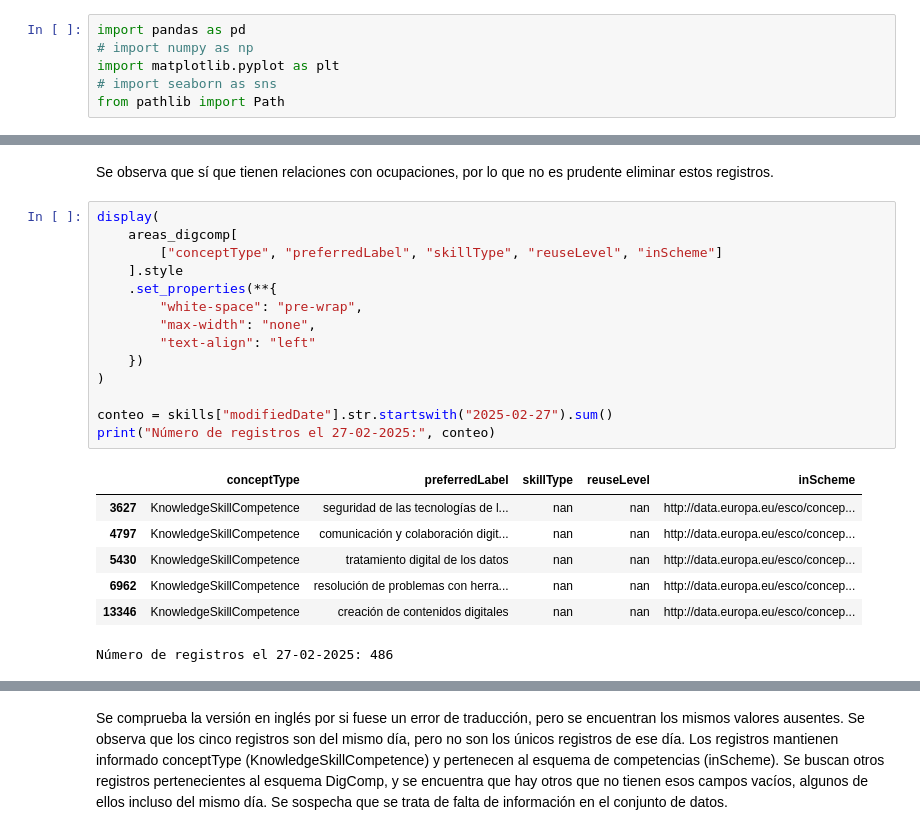
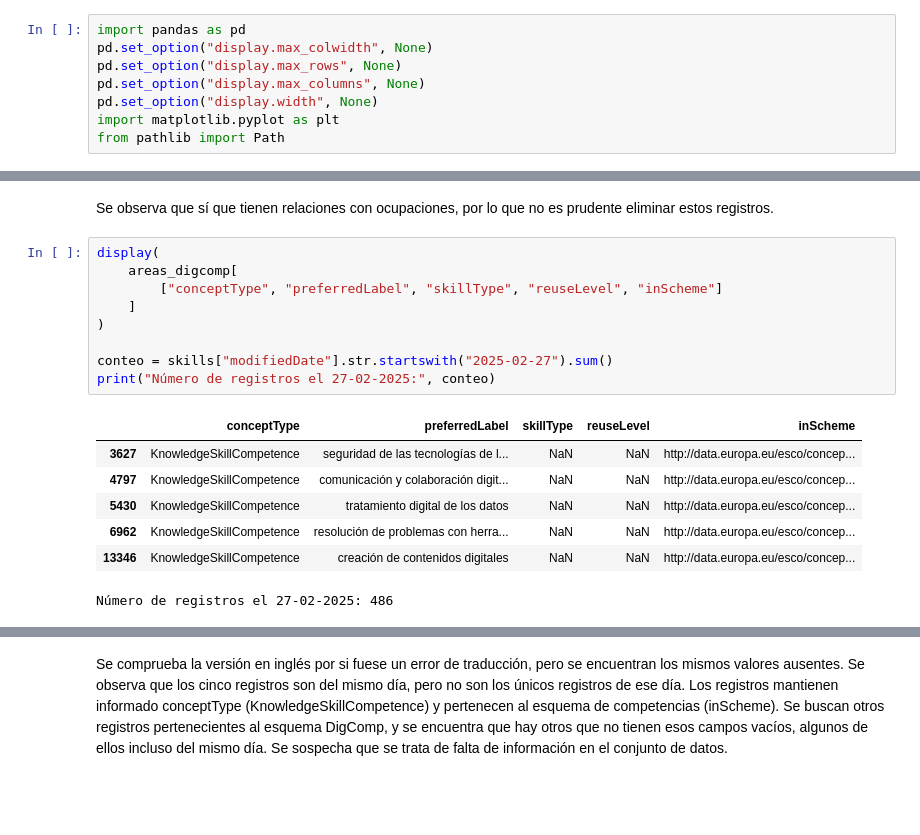
Before and after one commit to AlejandroAloVic/Proyecto-Grupal-Evolve, a Jupyter notebook: notebooks/01_eda_esco.ipynb, the cells around one changed output, grey strips where cells are left out. Drawn from its saved outputs; the diff is of its cells as text; blank space fills up the shorter version.

```diff
--- a/notebooks/01_eda_esco.ipynb
+++ b/notebooks/01_eda_esco.ipynb
@@ -4,9 +4,11 @@
 El primer paso es importar las librerias que se van a utilizar.
 # %%
 import pandas as pd
-# import numpy as np
+pd.set_option("display.max_colwidth", None)
+pd.set_option("display.max_rows", None)
+pd.set_option("display.max_columns", None)
+pd.set_option("display.width", None)
 import matplotlib.pyplot as plt
-# import seaborn as sns
 from pathlib import Path
 # %% [markdown]
 ## Carga de datos
@@ -470,24 +452,19 @@ Se observa que sí que tienen relaciones con ocupaciones, por lo que no es prude
 # %%
 display(
     areas_digcomp[
         ["conceptType", "preferredLabel", "skillType", "reuseLevel", "inScheme"]
-    ].style
-    .set_properties(**{
-        "white-space": "pre-wrap",
-        "max-width": "none",
-        "text-align": "left"
-    })
+    ]
 )
 
 conteo = skills["modifiedDate"].str.startswith("2025-02-27").sum()
 print("Número de registros el 27-02-2025:", conteo)
 # %% [output]
 |  | conceptType | preferredLabel | skillType | reuseLevel | inScheme |
-| 3627 | KnowledgeSkillCompetence | seguridad de las tecnologías de l... | nan | nan | http://data.europa.eu/esco/concep... |
-| 4797 | KnowledgeSkillCompetence | comunicación y colaboración digit... | nan | nan | http://data.europa.eu/esco/concep... |
-| 5430 | KnowledgeSkillCompetence | tratamiento digital de los datos | nan | nan | http://data.europa.eu/esco/concep... |
-| 6962 | KnowledgeSkillCompetence | resolución de problemas con herra... | nan | nan | http://data.europa.eu/esco/concep... |
-| 13346 | KnowledgeSkillCompetence | creación de contenidos digitales | nan | nan | http://data.europa.eu/esco/concep... |
+| 3627 | KnowledgeSkillCompetence | seguridad de las tecnologías de l... | NaN | NaN | http://data.europa.eu/esco/concep... |
+| 4797 | KnowledgeSkillCompetence | comunicación y colaboración digit... | NaN | NaN | http://data.europa.eu/esco/concep... |
+| 5430 | KnowledgeSkillCompetence | tratamiento digital de los datos | NaN | NaN | http://data.europa.eu/esco/concep... |
+| 6962 | KnowledgeSkillCompetence | resolución de problemas con herra... | NaN | NaN | http://data.europa.eu/esco/concep... |
+| 13346 | KnowledgeSkillCompetence | creación de contenidos digitales | NaN | NaN | http://data.europa.eu/esco/concep... |
 Número de registros el 27-02-2025: 486
 # %%
 # URI del esquema DigComp
```
Also changed, not shown: parts of 23 cells of this notebook.
